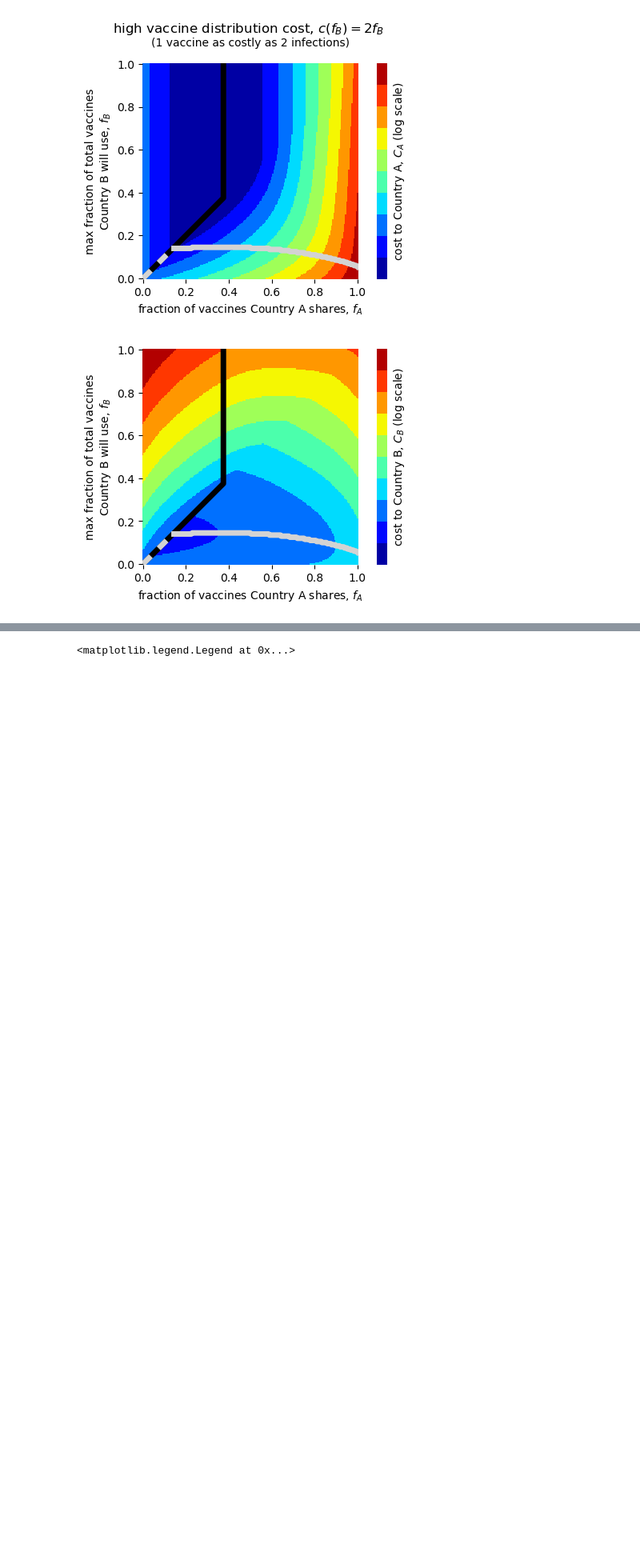
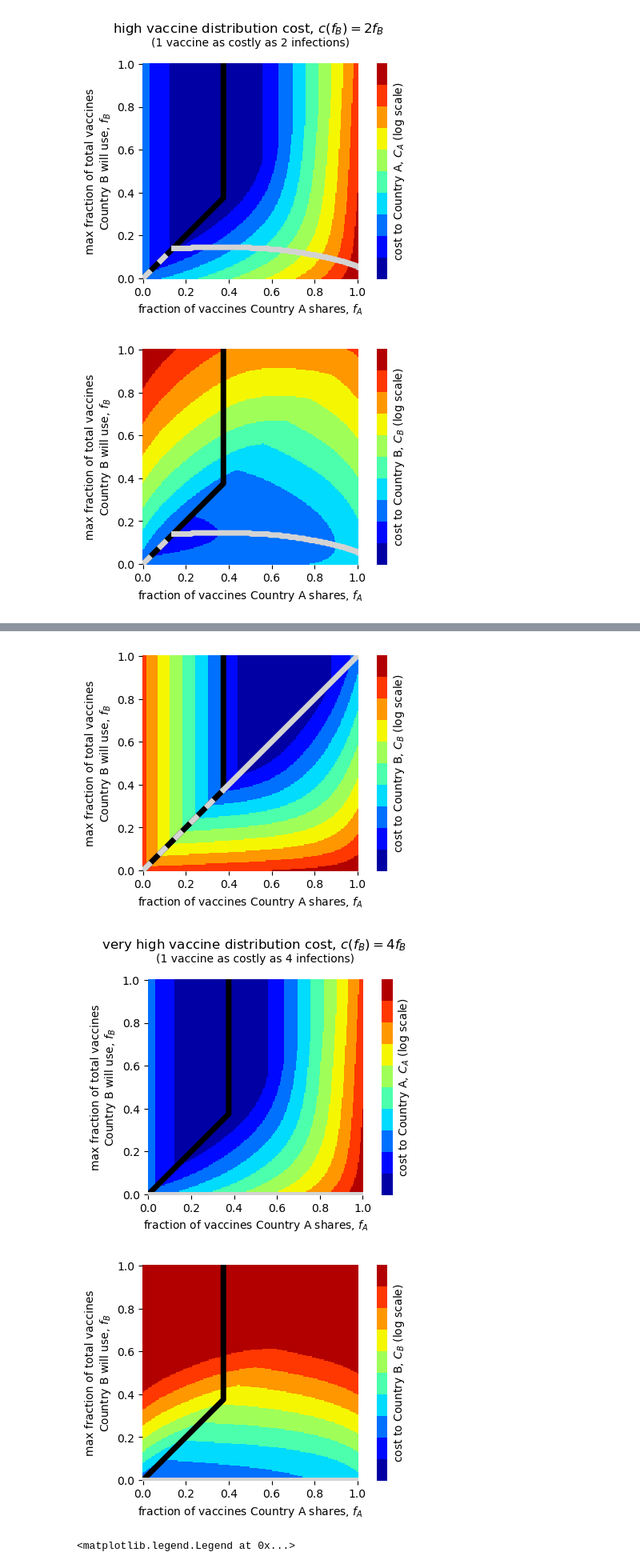
Before and after one commit to freedmanari/vaccine_nationalism, a Jupyter notebook: vaccine_nationalism.ipynb, the cells around one changed output, grey strips where cells are left out. Shown at 80% size. Saved outputs shown, nothing was run; the diff lists cells and outputs as text; code cells hidden in the pictures; blank space fills up the shorter version.

Commit message:
added very high cost f_Bs to f_Bs_no_cost to make f_Bs_other_costs

```diff
--- a/vaccine_nationalism.ipynb
+++ b/vaccine_nationalism.ipynb
@@ -708,14 +708,17 @@ print(time2 - time1)
 # %%
 cost_slope_low = 1
 cost_slope_high = 2
+cost_slope_very_high = 4
 
 log_C_A_nos = np.log(C_As)
 log_C_A_lows = np.log(C_As)
 log_C_A_highs = np.log(C_As)
+log_C_A_very_highs = np.log(C_As)
 
 log_C_B_nos = np.log(C_Bs)
 log_C_B_lows = np.log(C_Bs + cost_slope_low * np.repeat(np.transpose([fs]), len(fs), axis=1))
 log_C_B_highs = np.log(C_Bs + cost_slope_high * np.repeat(np.transpose([fs]), len(fs), axis=1))
+log_C_B_very_highs = np.log(C_Bs + cost_slope_very_high * np.repeat(np.transpose([fs]), len(fs), axis=1))
 
 
 f_A_min_ixs = [np.argmin(log_C_A_nos[i,:]) for i in range(0,len(fs))]
@@ -736,3 +739,8 @@ f_A_min_ixs = [np.argmin(log_C_A_highs[i,:]) for i in range(0,len(fs))]
 f_A_min_highs = fs[f_A_min_ixs]
 f_B_min_ixs = [np.argmin(log_C_B_highs[:,i]) for i in range(0,len(fs))]
 f_B_min_highs = fs[f_B_min_ixs]
+
+f_A_min_ixs = [np.argmin(log_C_A_very_highs[i,:]) for i in range(0,len(fs))]
+f_A_min_very_highs = fs[f_A_min_ixs]
+f_B_min_ixs = [np.argmin(log_C_B_very_highs[:,i]) for i in range(0,len(fs))]
+f_B_min_very_highs = fs[f_B_min_ixs]
@@ -837,3 +814,59 @@ plt.plot(fs[~ixs],f_B_min_highs[~ixs],color='lightgray',linewidth=5)
 [figure]
 [figure]
 [figure]
+# %%
+### for supplementary figure f_Bs_no_cost
+
+### no cost
+
+plt.figure(figsize=(6,3.5))
+plot_heatmap('f_A', 'f_B', 'log_C_A_no',
+             xlabel='fraction of vaccines Country A shares, $f_A$', ylabel='max fraction of total vaccines\nCountry B will use, $f_B$', legend_title='cost to Country A, $C_A$ (log scale)',
+             vertical_colorbar=True)
+plt.plot(f_A_min_nos,fs,color='black',linewidth=5)
+ixs = (f_A_min_nos==fs) & (f_B_min_nos==fs)
+plt.plot(fs[ixs],f_B_min_nos[ixs],color='lightgray',linewidth=5,linestyle=(0,(2,2)))
+plt.plot(fs[~ixs],f_B_min_nos[~ixs],color='lightgray',linewidth=5)
+plt.suptitle('    no vaccine distribution cost, $c(f_B)=0$',
+             fontsize=12, y=1.03)
+
+# plt.savefig('figures/roughs/no_cost_UA.png', bbox_inches='tight', dpi=1200)
+
+plt.figure(figsize=(6,3.5))
+plot_heatmap('f_A', 'f_B', 'log_C_B_no',
+             xlabel='fraction of vaccines Country A shares, $f_A$', ylabel='max fraction of total vaccines\nCountry B will use, $f_B$', legend_title='cost to Country B, $C_B$ (log scale)',
+             vertical_colorbar=True)
+plt.plot(f_A_min_nos,fs,color='black',linewidth=5)
+plt.plot(fs[ixs],f_B_min_nos[ixs],color='lightgray',linewidth=5,linestyle=(0,(2,2)))
+plt.plot(fs[~ixs],f_B_min_nos[~ixs],color='lightgray',linewidth=5)
+
+# plt.savefig('figures/roughs/no_cost_UB.png', bbox_inches='tight', dpi=1200)
+
+
+### very high cost
+
+plt.figure(figsize=(6,3.5))
+plot_heatmap('f_A', 'f_B', 'log_C_A_very_high',
+             xlabel='fraction of vaccines Country A shares, $f_A$', ylabel='max fraction of total vaccines\nCountry B will use, $f_B$', legend_title='cost to Country A, $C_A$ (log scale)',
+             vertical_colorbar=True)
+ixs = (f_A_min_very_highs==fs) & (f_B_min_very_highs==fs)
+plt.plot(f_A_min_very_highs,fs,color='black',linewidth=5)
+plt.plot(fs[ixs],f_B_min_very_highs[ixs],color='lightgray',linewidth=5,linestyle=(0,(2,2)))
+plt.plot(fs[~ixs],f_B_min_very_highs[~ixs],color='lightgray',linewidth=5)
+plt.suptitle('    very high vaccine distribution cost, $c(f_B)=$' + ('' if cost_slope_very_high==1 else str(cost_slope_very_high)) + '$f_B$',
+             fontsize=12, y=1.03)
+plt.title('(1 vaccine as costly as ' + str(cost_slope_very_high) +' infection' + (')' if cost_slope_very_high==1 else 's)'),
+          fontsize=10, y=1.05)
+
+# plt.savefig('figures/roughs/very_high_cost_UA.png', bbox_inches='tight', dpi=1200)
+
+plt.figure(figsize=(6,3.5))
+plot_heatmap('f_A', 'f_B', 'log_C_B_very_high',
+             xlabel='fraction of vaccines Country A shares, $f_A$', ylabel='max fraction of total vaccines\nCountry B will use, $f_B$', legend_title='cost to Country B, $C_B$ (log scale)',
+             vertical_colorbar=True, legend_min=log_C_B_min, legend_max=log_C_B_max)
+plt.plot(f_A_min_very_highs,fs,color='black',linewidth=5)
+plt.plot(fs[ixs],f_B_min_very_highs[ixs],color='lightgray',linewidth=5,linestyle=(0,(2,2)))
+plt.plot(fs[~ixs],f_B_min_very_highs[~ixs],color='lightgray',linewidth=5)
+
+# plt.savefig('figures/roughs/very_high_cost_UB.png', bbox_inches='tight', dpi=1200)
+# %% [output]
@@ -840,3 +874,6 @@ plt.plot(fs[~ixs],f_B_min_highs[~ixs],color='lightgray',linewidth=5)
+[figure]
+[figure, added]
+[figure, added]
 # %%
 ### for supplementary figure g_f_A
 
```
Also changed, not shown: parts of 3 cells of this notebook, 2 other files.
